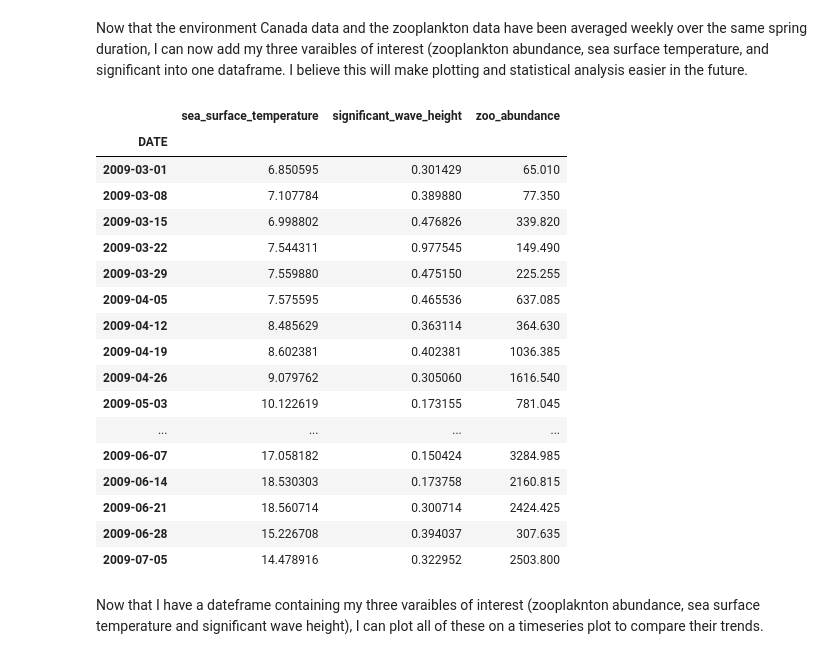
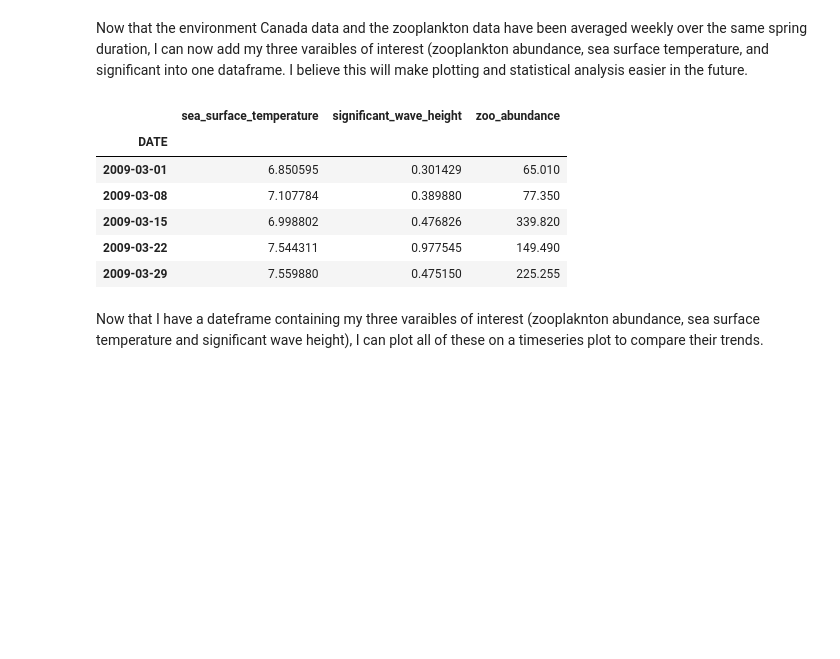
Before and after one commit to kwfawkes/Kyles_project, a Jupyter notebook: src/complete_analysis_enviro.ipynb, the cells around one changed output. Drawn from its saved outputs; the diff is of its cells as text; code cells hidden in the pictures; blank space fills up the shorter version.

```diff
--- a/src/complete_analysis_enviro.ipynb
+++ b/src/complete_analysis_enviro.ipynb
@@ -213,7 +23,3 @@ plt.show()
 # %%
 zoo= pd.read_csv('../data/Zooplankton_2009-2012.csv', sep=',', index_col='Date')
 zoo.index = pd.to_datetime(zoo.index, unit='d')
-# %%
-zoo_2009 = zoo['2009']
-plt.figure(figsize=(14,4))
-plt.plot(zoo_2009.index, zoo_2009.Total)
@@ -264,26 +67,15 @@ Now that the environment Canada data and the zooplankton data have been averaged
 # %%
 # Creating a Dataframe that combines the zooplankton data as well as the sea surface temperature and significant wave height
 combination_data_2009 = pd.DataFrame({'zoo_abundance': zoo_2009_weekly.Total, 'sea_surface_temperature': gwv_sp2009_weekly.sea_surface_temperature, 'significant_wave_height': gwv_sp2009_weekly.sig_wave_height })
-combination_data_2009
+combination_data_2009.head()
 # %% [output]
 |  | sea_surface_temperature | significant_wave_height | zoo_abundance |
 | DATE |  |  |  |
 | 2009-03-01 | 6.850595 | 0.301429 | 65.010 |
 | 2009-03-08 | 7.107784 | 0.389880 | 77.350 |
 | 2009-03-15 | 6.998802 | 0.476826 | 339.820 |
 | 2009-03-22 | 7.544311 | 0.977545 | 149.490 |
 | 2009-03-29 | 7.559880 | 0.475150 | 225.255 |
-| 2009-04-05 | 7.575595 | 0.465536 | 637.085 |
-| 2009-04-12 | 8.485629 | 0.363114 | 364.630 |
-| 2009-04-19 | 8.602381 | 0.402381 | 1036.385 |
-| 2009-04-26 | 9.079762 | 0.305060 | 1616.540 |
-| 2009-05-03 | 10.122619 | 0.173155 | 781.045 |
-| ... | ... | ... | ... |
-| 2009-06-07 | 17.058182 | 0.150424 | 3284.985 |
-| 2009-06-14 | 18.530303 | 0.173758 | 2160.815 |
-| 2009-06-21 | 18.560714 | 0.300714 | 2424.425 |
-| 2009-06-28 | 15.226708 | 0.394037 | 307.635 |
-| 2009-07-05 | 14.478916 | 0.322952 | 2503.800 |
 # %% [markdown]
 Now that I have a dateframe containing my three varaibles of interest (zooplaknton abundance, sea surface temperature and significant wave height), I can plot all of these on a timeseries plot to compare their trends.
 # %%
```
Also changed, not shown: parts of 57 cells of this notebook, 5 other files.
